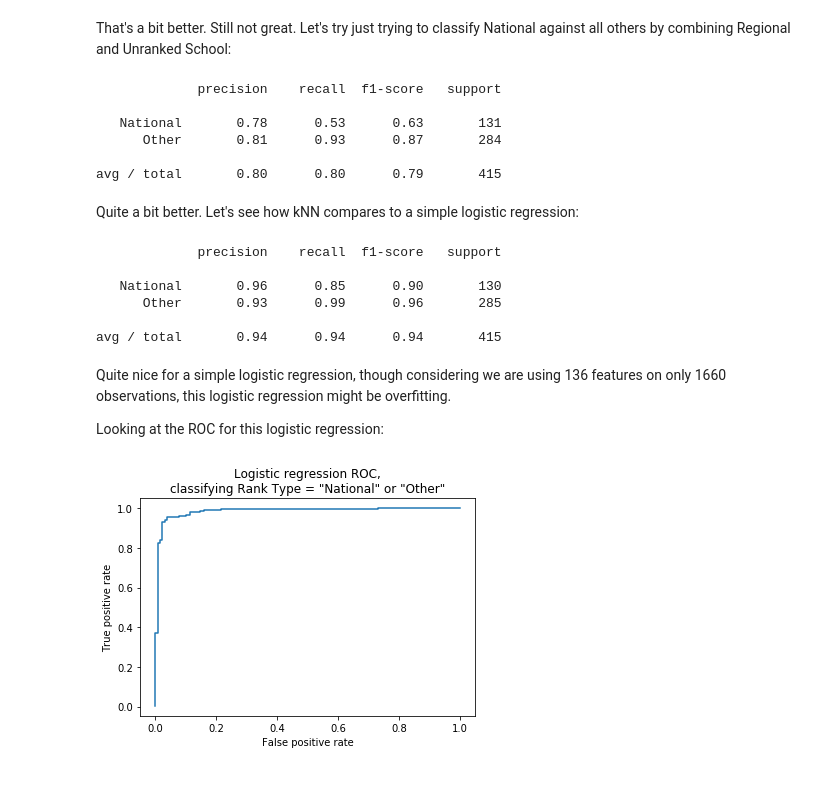
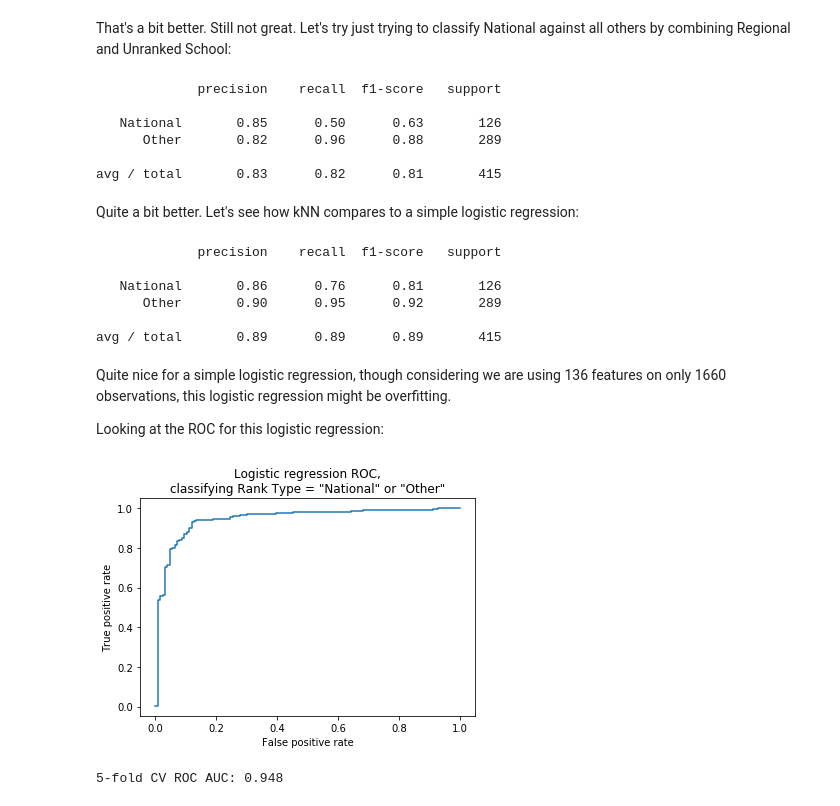
Before and after one commit to vertuli/college-yield-gap, a Jupyter notebook: Test.ipynb, the cells around one changed output. Cells and saved outputs as stored; diff of their text form; code cells hidden in the pictures.

```diff
--- a/Test.ipynb
+++ b/Test.ipynb
@@ -101,7 +101,7 @@ y = df['Rank Type']
 X = df.drop(columns='Rank Type')
 
 def run_classifier(X, y):
-    X_train, X_test, y_train, y_test = train_test_split(X, y)
+    X_train, X_test, y_train, y_test = train_test_split(X, y, stratify = y)
     knn = KNeighborsClassifier(n_neighbors = 5)
 
     knn.fit(X_train, y_train)
@@ -150,16 +150,16 @@ run_classifier(X, y)
 # %% [output]
              precision    recall  f1-score   support
 
-   National       0.78      0.53      0.63       131
-      Other       0.81      0.93      0.87       284
+   National       0.85      0.50      0.63       126
+      Other       0.82      0.96      0.88       289
 
-avg / total       0.80      0.80      0.79       415
+avg / total       0.83      0.82      0.81       415
 # %% [markdown]
 Quite a bit better. Let's see how kNN compares to a simple logistic regression:
 # %%
 y = y.replace('National', 0)
 y = y.replace('Other', 1)
-X_train, X_test, y_train, y_test = train_test_split(X, y)
+X_train, X_test, y_train, y_test = train_test_split(X, y, stratify = y)
 logreg = LogisticRegression()
 logreg.fit(X_train, y_train)
 y_pred = logreg.predict(X_test)
@@ -168,10 +168,10 @@ print(classification_report(y_test, y_pred, target_names=['National','Other']))
 # %% [output]
              precision    recall  f1-score   support
 
-   National       0.96      0.85      0.90       130
-      Other       0.93      0.99      0.96       285
+   National       0.86      0.76      0.81       126
+      Other       0.90      0.95      0.92       289
 
-avg / total       0.94      0.94      0.94       415
+avg / total       0.89      0.89      0.89       415
 # %% [markdown]
 Quite nice for a simple logistic regression, though considering we are using 136 features on only 1660 observations, this logistic regression might be overfitting.
 
@@ -179,12 +179,16 @@ Looking at the ROC for this logistic regression:
 # %%
 y_pred_proba = logreg.predict_proba(X_test)
 fpr, tpr, thresh = roc_curve(y_test, y_pred_proba[:,1])
 
 plt.plot(fpr, tpr)
 plt.title('Logistic regression ROC,\n'
           'classifying Rank Type = "National" or "Other"')
 plt.xlabel('False positive rate')
 plt.ylabel('True positive rate')
 plt.show()
+
+auc = np.mean(cross_val_score(logreg, X, y, cv = 5, scoring = 'roc_auc'))
+print("5-fold CV ROC AUC: {:.3f}".format(auc))
 # %% [output]
-[figure, old version]
+[figure, new version]
+5-fold CV ROC AUC: 0.948
```
Also changed, not shown: parts of 4 cells of this notebook.
